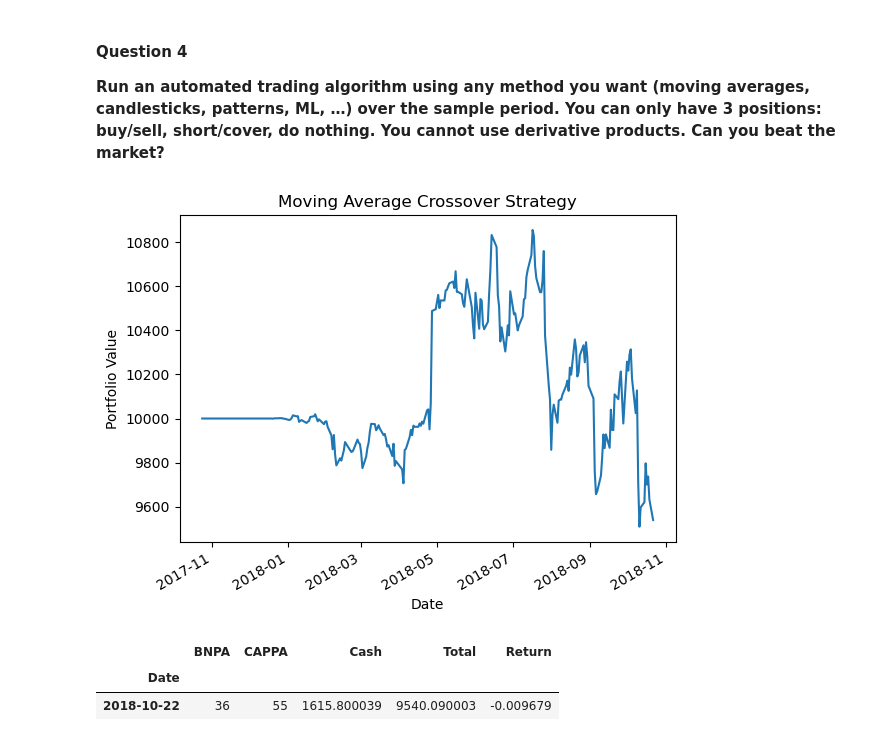
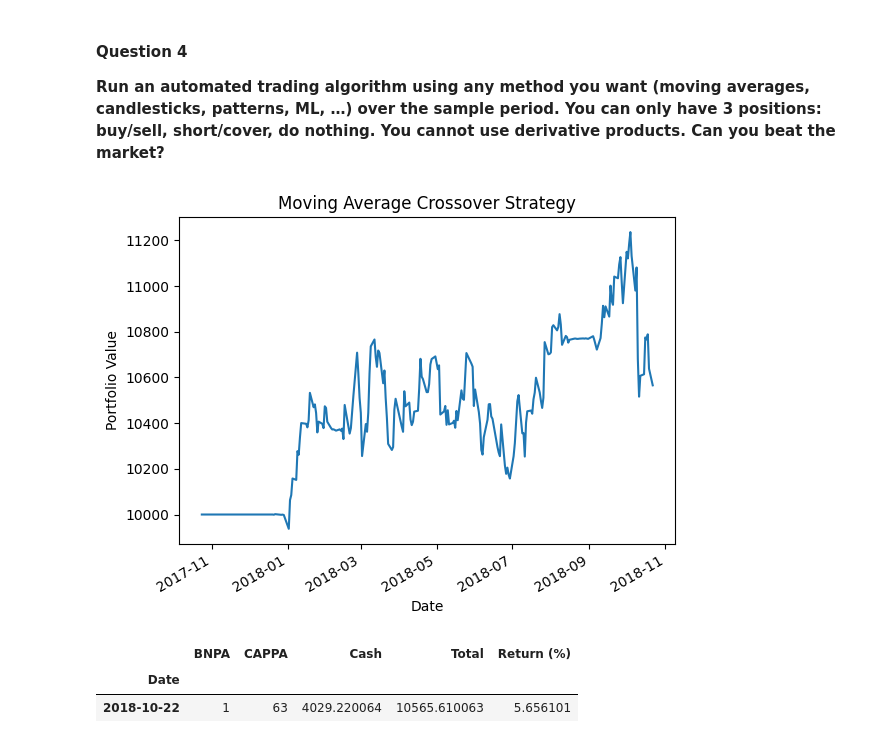
Before and after one commit to yurialvizi/mods205-digital-finance, a Jupyter notebook: project.ipynb, the cells around one changed output. Cells and saved outputs as stored; diff of their text form; code cells hidden in the pictures.

```diff
--- a/project.ipynb
+++ b/project.ipynb
@@ -569,7 +569,7 @@ signals = pd.DataFrame(index=prices.index, columns=['BNPA', 'CAPPA'])
 
 # Generate trading signals
 for symbol in prices.columns:
-    signals[symbol] = np.where(short_mavg[symbol] > long_mavg[symbol], 1.0, 0.0)
+    signals[symbol] = np.where(short_mavg[symbol] < long_mavg[symbol], 1.0, 0.0)
 
 # Initialize the portfolio DataFrame with positions and cash
 portfolio = pd.DataFrame(0, index=signals.index, columns=['BNPA', 'CAPPA', 'Cash'])
@@ -581,43 +581,45 @@ for i in range(len(signals) - 1):
         # Buy signal
         if signals[symbol].iloc[i] == 1.0:
             # Check if there is enough capital to buy
-            if capital >= prices[symbol].iloc[i + 1]:
-                positions[symbol] += 1  # Increase position
-                capital -= prices[symbol].iloc[i + 1]  # Decrease capital
+            qty = positions[symbol] + 1
+            if capital >= prices[symbol].iloc[i + 1] * qty:
+                positions[symbol] += qty  # Increase position
+                capital -= prices[symbol].iloc[i + 1] * qty  # Decrease capital
         # Sell signal
         elif signals[symbol].iloc[i] == 0.0:
             # Check if there are positions to sell
             if positions[symbol] > 0:
-                capital += prices[symbol].iloc[i + 1]  # Increase capital
-                positions[symbol] -= 1  # Decrease position
+                qty = positions[symbol] // 2
+                capital += prices[symbol].iloc[i + 1] * qty  # Increase capital
+                # sell half of the position
+                positions[symbol] -= qty # Decrease position
 
         portfolio.loc[prices.index[i], symbol] = positions[symbol]  # Update positions
 
     portfolio.loc[signals.index[i], 'Cash'] = capital  # Update cash balance
 
 
 # Calculate total portfolio value
 portfolio['Total'] = portfolio['BNPA'] * prices['BNPA'] + portfolio['CAPPA'] * prices['CAPPA'] + portfolio['Cash']
 
 # removing last line because we don't have the next day price
 portfolio = portfolio[:-1]
 
 # Plot portfolio value
 portfolio['Total'].plot()
 plt.title('Moving Average Crossover Strategy')
 plt.xlabel('Date')
 plt.ylabel('Portfolio Value')
 plt.show()
 
-
 # calculating % return portfolio
-portfolio['Return'] = portfolio['Total'].pct_change()
+portfolio['Return (%)'] = (portfolio['Total'] - initial_capital) / initial_capital * 100
 # printing last row
 portfolio.tail(1)
 # %% [output]
-[figure, old version]
+[figure, new version]
-|  | BNPA | CAPPA | Cash | Total | Return |
+|  | BNPA | CAPPA | Cash | Total | Return (%) |
 | Date |  |  |  |  |  |
-| 2018-10-22 | 36 | 55 | 1615.800039 | 9540.090003 | -0.009679 |
+| 2018-10-22 | 1 | 63 | 4029.220064 | 10565.610063 | 5.656101 |
 # %% [markdown]
 <div style="background-color: #cdcdcd52;color: #000000;border: black 1px solid;padding: 8px;">
```
Also changed, not shown: parts of 3 cells of this notebook.
